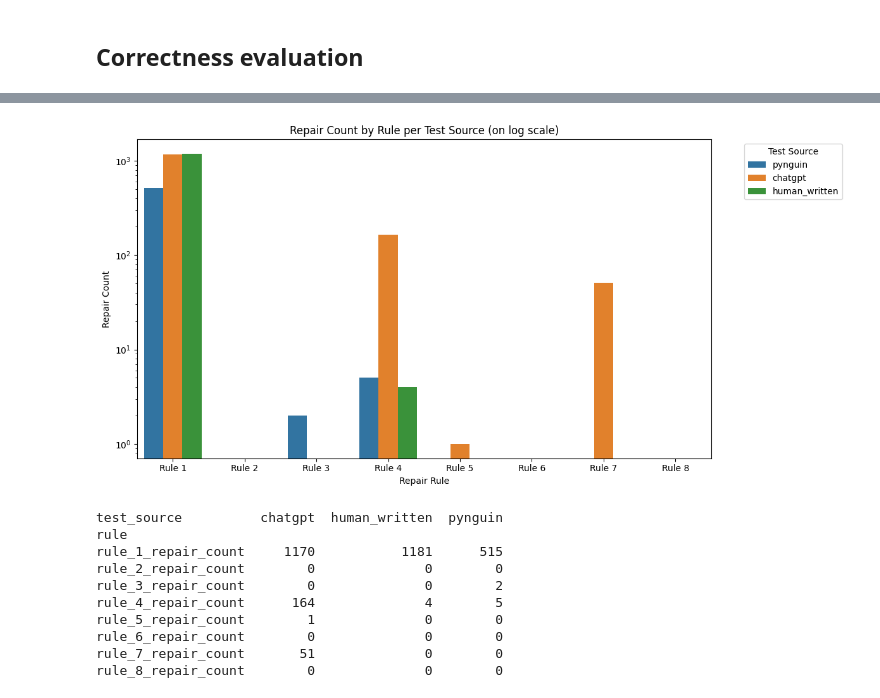
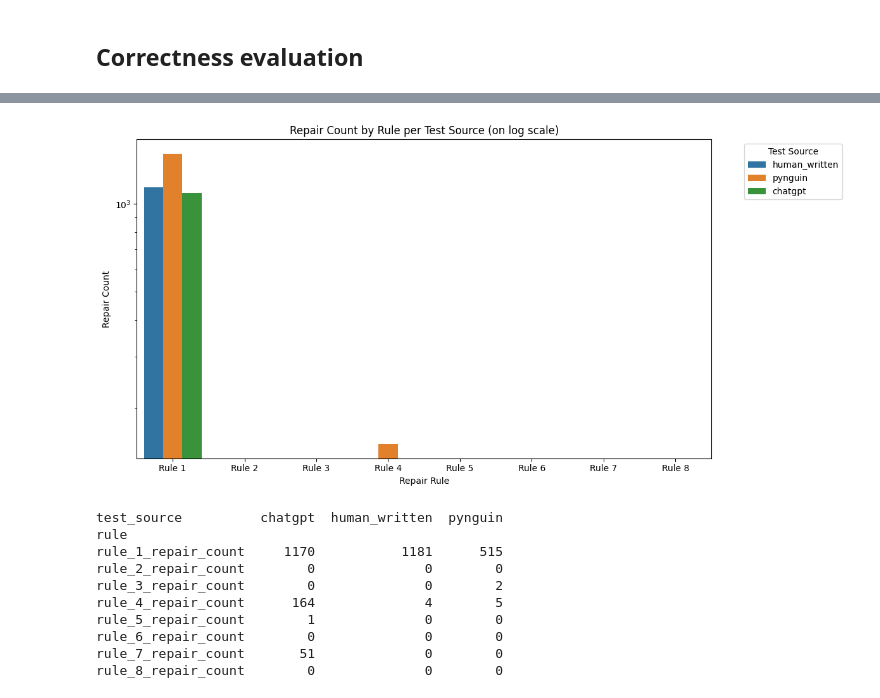
Before and after one commit to AlexChudic/test-suite-enhancement, a Jupyter notebook: src/scripts.ipynb, the cells around one changed output, grey strips where cells are left out. Cells and saved outputs as stored; diff of their text form; code cells hidden in the pictures.

```diff
--- a/src/scripts.ipynb
+++ b/src/scripts.ipynb
@@ -254,3 +287,16 @@ compilable (%)                           99.39%       100.00%  100.00%
 compilable_after_repair (%)             100.00%       100.00%  100.00%
 passed (%)                                0.00%        99.24%   40.97%
 passed_after_repair (%)                  82.82%        99.24%   40.78%
+# %%
+settings = {
+    'test_source': None,
+    'test_selection_mode': 'class_similarity_with_definition',
+    'num_test_cases': 3
+}
+enhanced_dfs = get_enhanced_eval_data("human_eval", settings)
+
+print("ENHANCED DATA")
+used_settings = { k:v for k,v in settings.items() if v is not None }
+for setting in used_settings:
+    print(f"{setting}: {used_settings[setting]}")
+create_correctness_table(enhanced_dfs)
@@ -257,34 +323,34 @@ passed_after_repair (%)                  82.82%        99.24%   40.78%
 # %%
 import pandas as pd
 import matplotlib.pyplot as plt
 import seaborn as sns
 
 def create_rule_repair_figure(df:pd.DataFrame):
     repair_cols = [col for col in df.columns if col.endswith('_repair_count') and col.startswith('rule_')]
 
     melted_df = df.melt(
         id_vars=['test_source'],
         value_vars=repair_cols,
         var_name='rule',
         value_name='repair_count'
     )
     melted_df['rule'] = melted_df['rule'].str.replace('_repair_count', '').str.replace('rule_', 'Rule ')
 
     plt.figure(figsize=(12, 6))
     sns.barplot(data=melted_df, x='rule', y='repair_count', hue='test_source')
 
     plt.yscale('log') # Use log scale to better visualize the differences
 
     plt.title('Repair Count by Rule per Test Source (on log scale)')
     plt.xlabel('Repair Rule')
     plt.ylabel('Repair Count')
     plt.legend(title='Test Source', bbox_to_anchor=(1.05, 1), loc='upper left')
     plt.tight_layout()
     plt.show()
 
-create_rule_repair_figure(initial_data)
+create_rule_repair_figure(enhanced_dfs)
 # %% [output]
-[figure, old version]
+[figure, new version]
 # %%
 def create_rule_repair_table(df):
     repair_cols = [col for col in df.columns if col.endswith('_repair_count') and col.startswith('rule_')]
```
Also changed, not shown: parts of 22 cells of this notebook.
